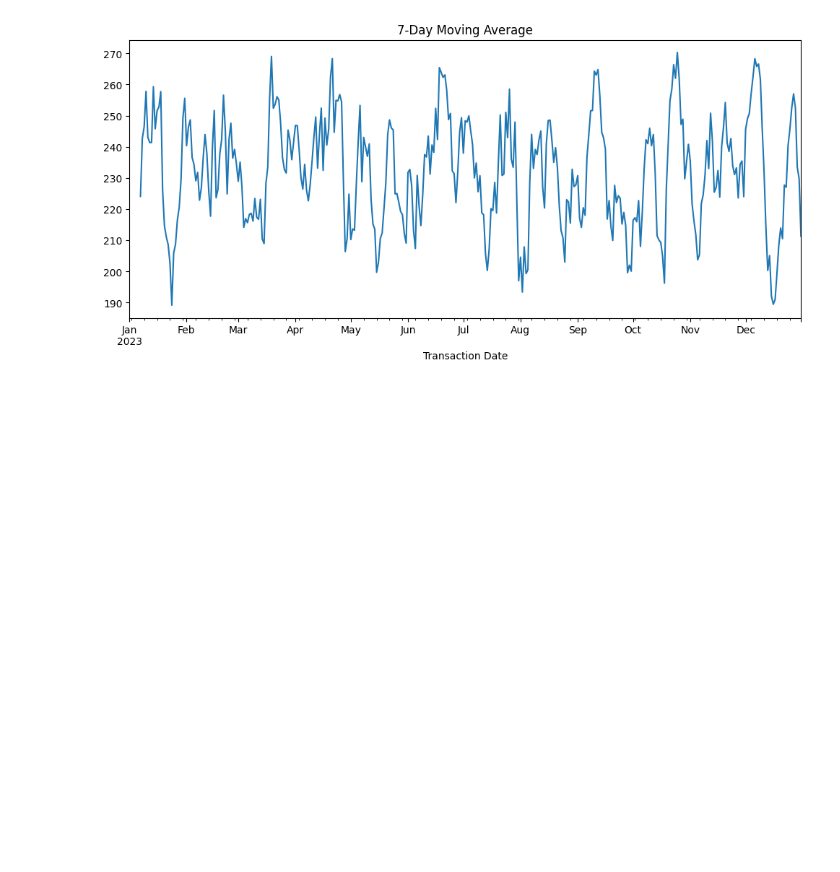
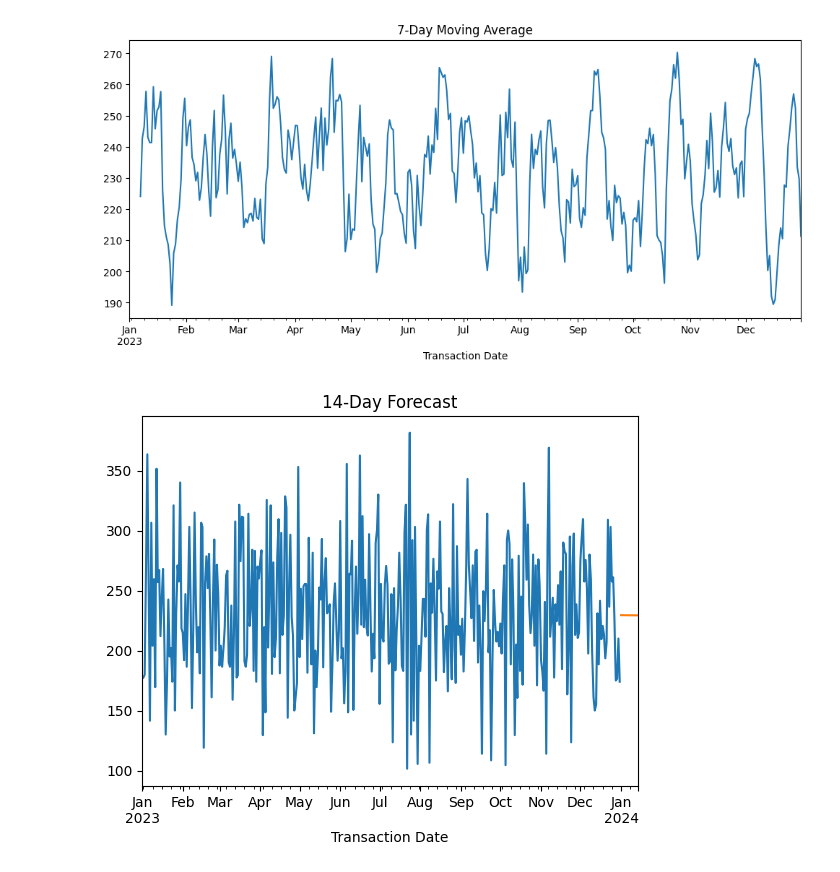
Before and after one commit to birhanumoges/Cafe-Sales-Forecasting_and_Recommendation-System, a Jupyter notebook: notebooks/time_series_analysis.ipynb, the cells around one changed output. Drawn from its saved outputs; the diff is of its cells as text; code cells hidden in the pictures; blank space fills up the shorter version.

```diff
--- a/notebooks/time_series_analysis.ipynb
+++ b/notebooks/time_series_analysis.ipynb
@@ -220,3 +220,17 @@ plt.title("7-Day Moving Average")
 plt.show()
 # %% [output]
 [figure]
+# %%
+from statsmodels.tsa.holtwinters import ExponentialSmoothing
+
+model = ExponentialSmoothing(daily_sales, trend='add')
+fit = model.fit()
+
+forecast = fit.forecast(14)
+
+daily_sales.plot()
+forecast.plot()
+plt.title("14-Day Forecast")
+plt.show()
+# %% [output]
+[figure, added]
```
